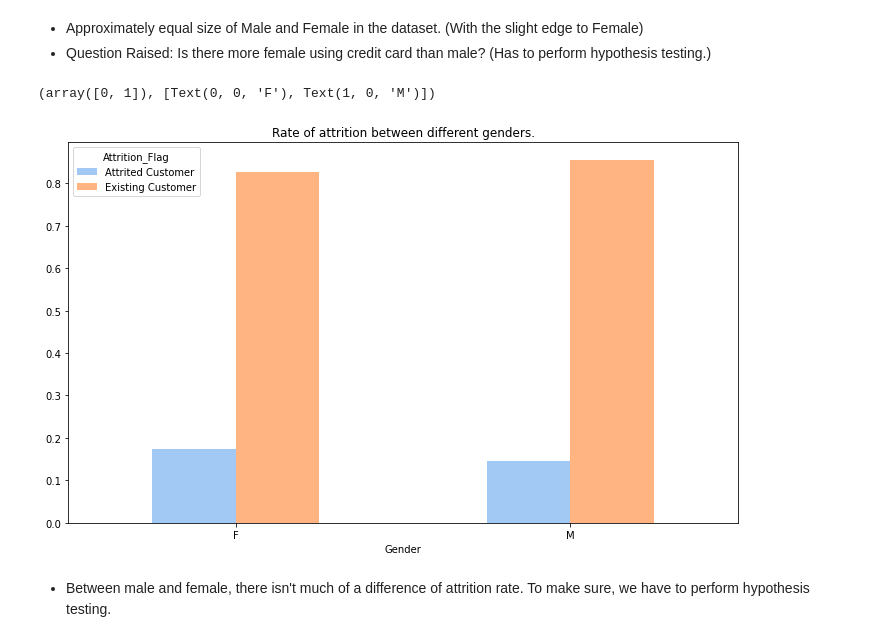
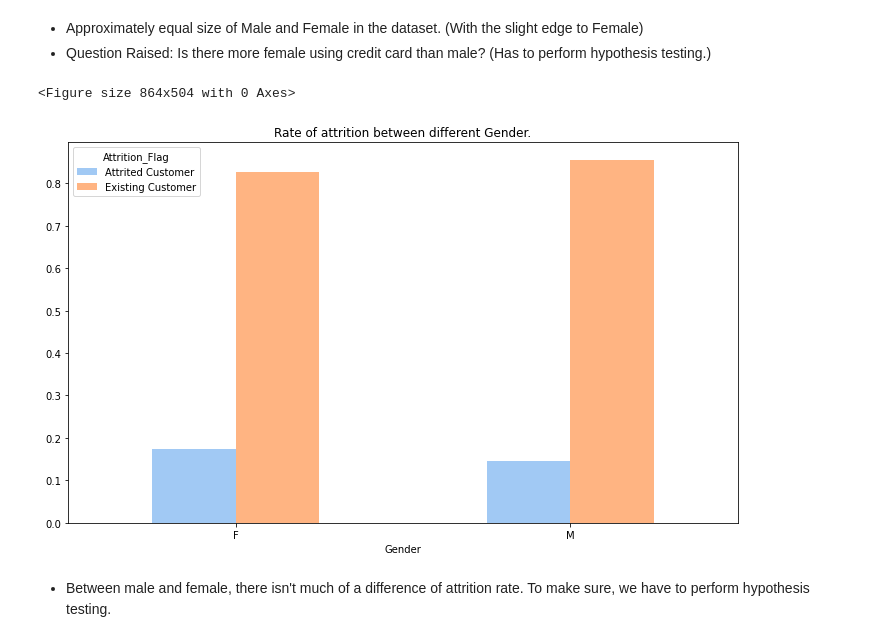
Before and after one commit to habuif/Credit_Card_Project, a Jupyter notebook: CVproject.ipynb, the cells around one changed output. Cells and saved outputs as stored; diff of their text form; code cells hidden in the pictures.

```diff
--- a/CVproject.ipynb
+++ b/CVproject.ipynb
@@ -207,17 +216,11 @@ plot_dist_features('Gender')
 # %% [markdown]
 - Approximately equal size of Male and Female in the dataset. (With the slight edge to Female)
 - Question Raised: Is there more female using credit card than male? (Has to perform hypothesis testing.)
-# %%
-data_prep = data.copy()
-
-groupby = pd.DataFrame(data_prep.groupby(['Gender','Attrition_Flag']).count().iloc[:,1])
-groupby = groupby[groupby.columns[0]]/data_prep.groupby('Gender').count()['Customer_Age']
-groupby.unstack().plot(kind='bar',figsize=(12,7))
-plt.title('Rate of attrition between different genders.')
-plt.xticks(rotation=0)
-# %% [output]
-(array([0, 1]), [Text(0, 0, 'F'), Text(1, 0, 'M')])
-[figure, removed]
+# %%
+plot_ratio_attrition_rate('Gender')
+# %% [output]
+<Figure size 864x504 with 0 Axes>
+[figure, added]
 # %% [markdown]
 - Between male and female, there isn't much of a difference of attrition rate. To make sure, we have to perform hypothesis testing.
 # %%
```
Also changed, not shown: parts of 74 cells of this notebook.
